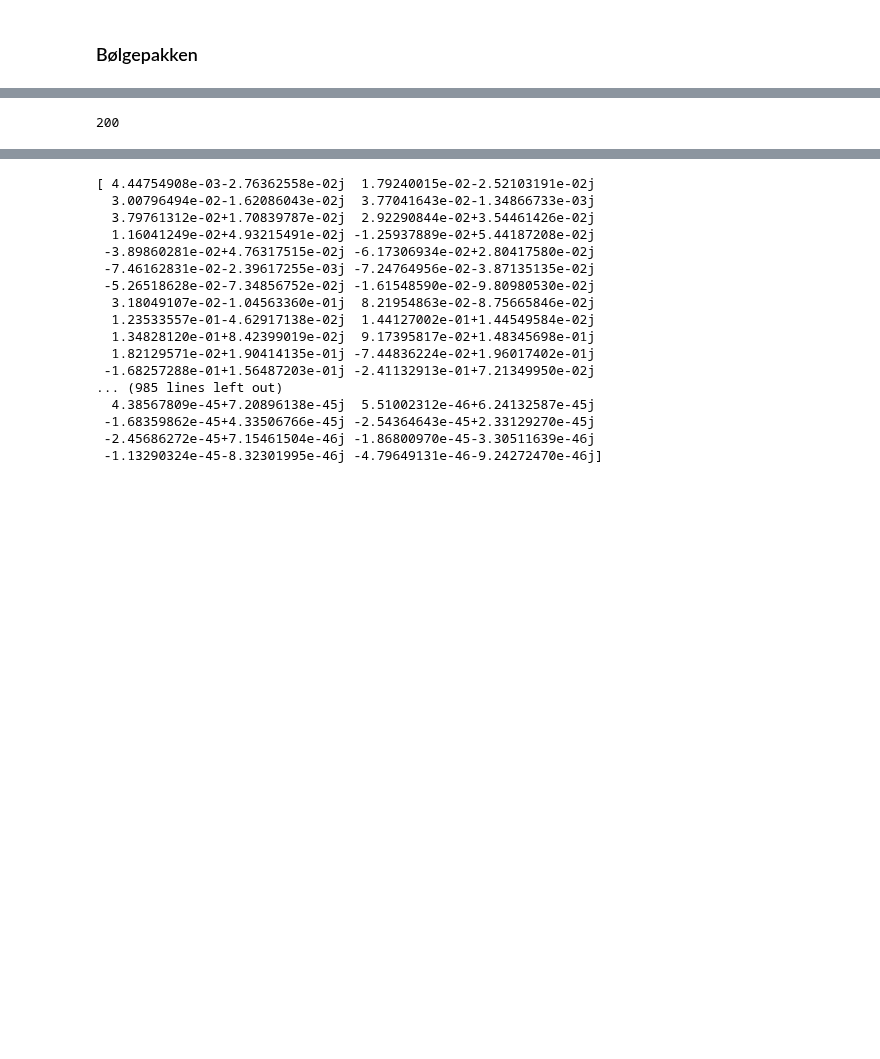
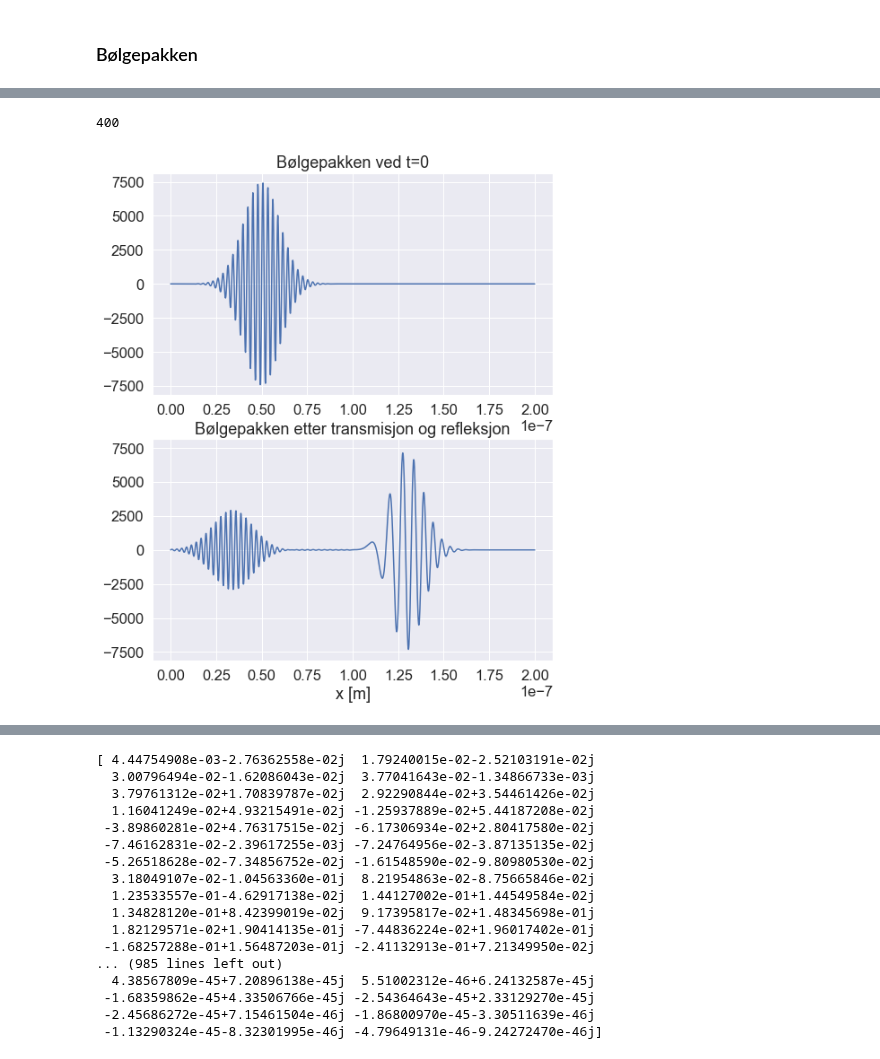
Before and after one commit to astridmo/Fys245-Quantum-physics, a Jupyter notebook: oblig/ObligFys245.ipynb, the cells around one changed output, grey strips where cells are left out. Saved outputs shown, nothing was run; the diff lists cells and outputs as text; code cells hidden in the pictures; blank space fills up the shorter version.

```diff
--- a/oblig/ObligFys245.ipynb
+++ b/oblig/ObligFys245.ipynb
@@ -386,14 +384,14 @@ for i in range(num_t_steps):
 # =================================
 f, (ax1, ax2) = plt.subplots(2, 1, sharey=True, figsize=(8,10))
 ax1.plot(x, saved_phi[0].imag)
-ax2.plot(x, saved_phi[50])
+ax2.plot(x, saved_phi[-1])
 #rint(saved_phi)
 print(len(saved_phi))
 
 ax1.title.set_text('Bølgepakken ved t=0')
 ax2.title.set_text('Bølgepakken etter transmisjon og refleksjon')
 
-ax1.set_xlabel('x [m]')
+#ax1.set_xlabel('x [m]')
 ax2.set_xlabel('x [m]')
 
 plt.show()
@@ -403,4 +399,5 @@ plt.show()
-200
+400
+[figure, added]
 # %%
 # ===================================
 # Plotter sannsynlighetsamplituden
```
Also changed, not shown: parts of 8 cells of this notebook.
